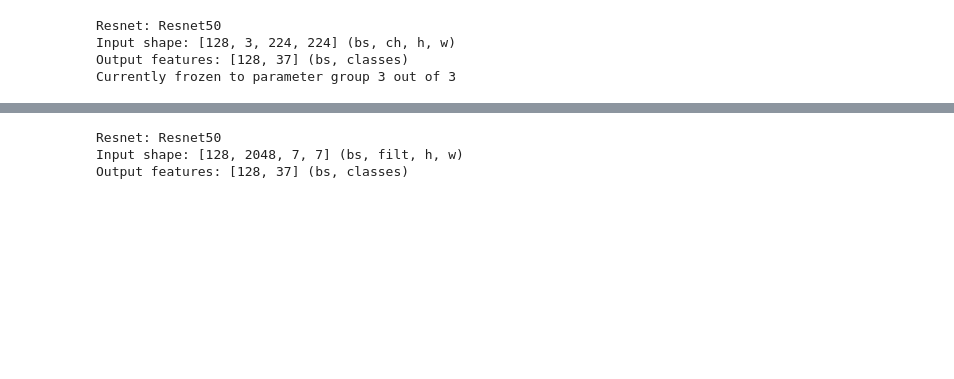
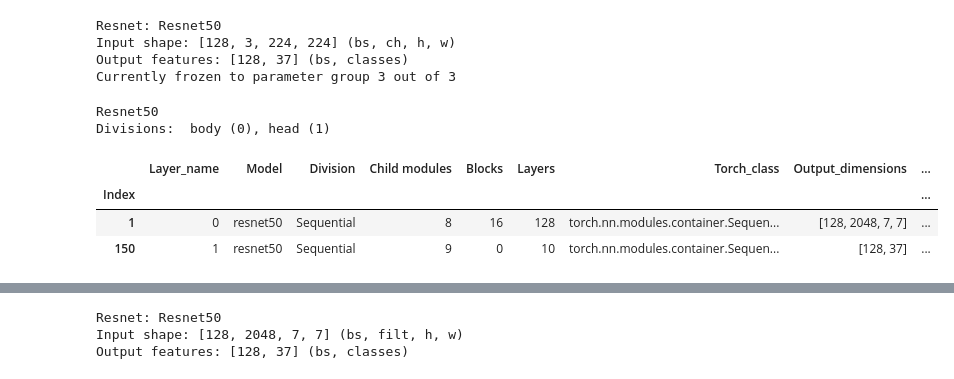
Before and after one commit to hallmx/fa_convnav, a Jupyter notebook: 03_examples00.ipynb, the cells around one changed output, grey strips where cells are left out. Cells and saved outputs as stored; diff of their text form; code cells hidden in the pictures; blank space fills up the shorter version.

```diff
--- a/03_examples00.ipynb
+++ b/03_examples00.ipynb
@@ -70,3 +72,12 @@ Resnet: Resnet50
 Input shape: [128, 3, 224, 224] (bs, ch, h, w)
 Output features: [128, 37] (bs, classes)
 Currently frozen to parameter group 3 out of 3
+# %%
+cn.divs
+# %% [output]
+Resnet50
+Divisions:  body (0), head (1)
+|  | Layer_name | Model | Division | Child modules | Blocks | Layers | Torch_class | Output_dimensions | ... |
+| Index |  |  |  |  |  |  |  |  | ... |
+| 1 | 0 | resnet50 | Sequential | 8 | 16 | 128 | torch.nn.modules.container.Sequen... | [128, 2048, 7, 7] | ... |
+| 150 | 1 | resnet50 | Sequential | 9 | 0 | 10 | torch.nn.modules.container.Sequen... | [128, 37] | ... |
```
Also changed, not shown: parts of 9 cells of this notebook, 12 other files.
